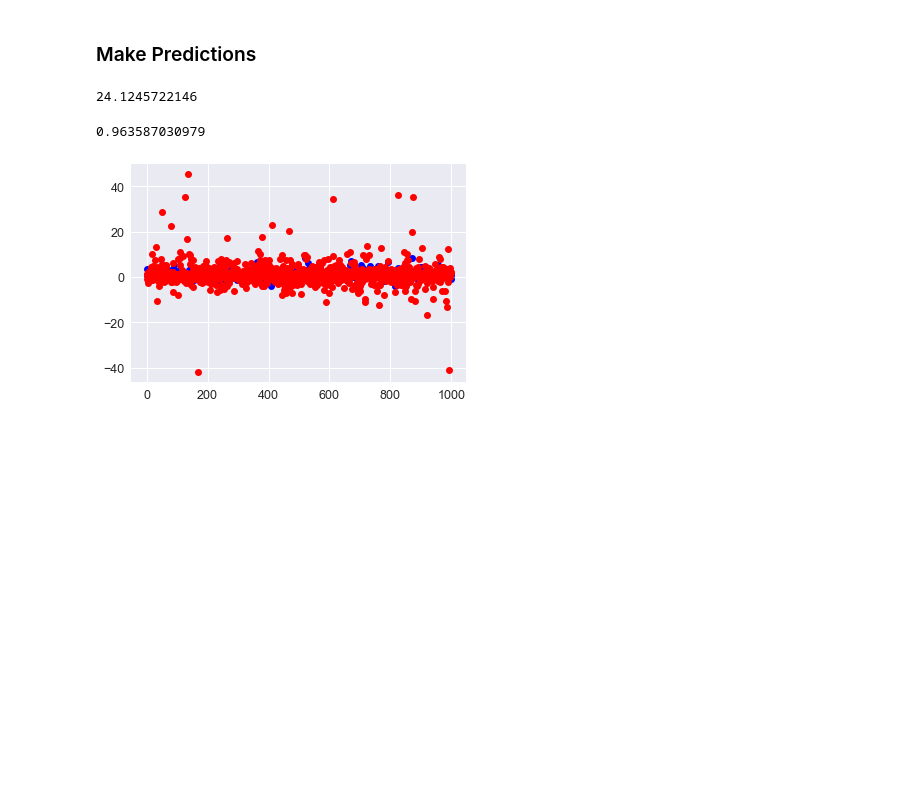
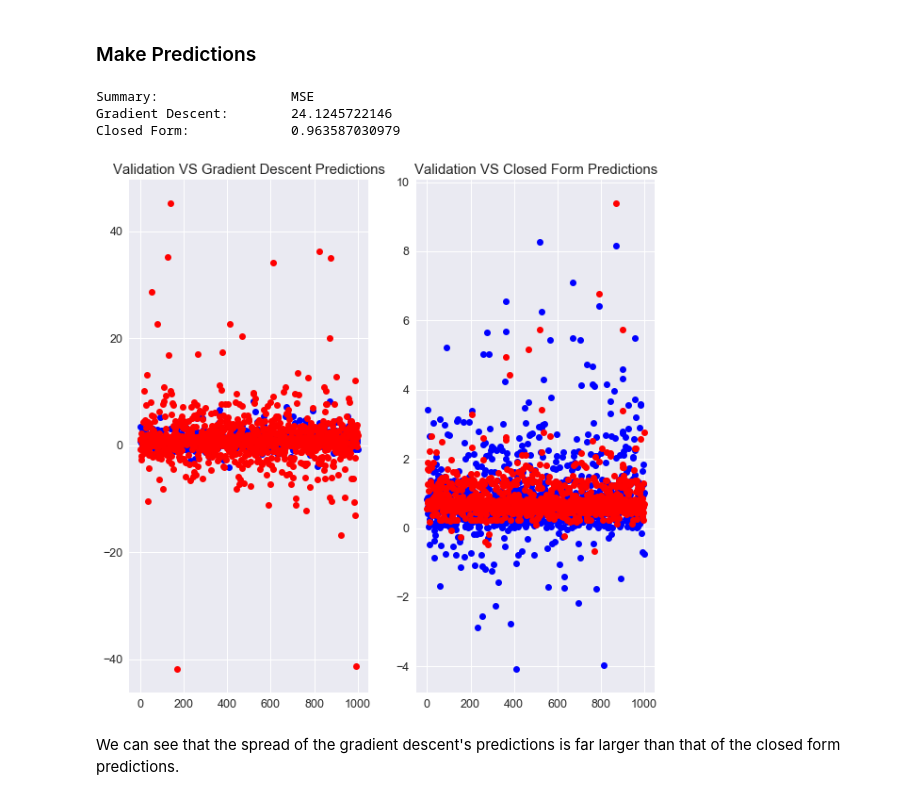
Before and after one commit to mattesko/COMP551-Projects, a Jupyter notebook: miniproject_1/data_exploration.ipynb, the cells around one changed output. Cells and saved outputs as stored; diff of their text form; code cells hidden in the pictures; blank space fills up the shorter version.

Commit message:
Train and test gradient and closed form models seperately; Print mse plots

```diff
--- a/miniproject_1/data_exploration.ipynb
+++ b/miniproject_1/data_exploration.ipynb
@@ -78,6 +77,6 @@ X_train['bias'] = pd.Series(np.ones(X_train.shape[0]), index=X_train.index)
 y_train = X_train['popularity_score']
 X_train.drop(columns=['text', 'popularity_score'], inplace=True)
 # %%
-model.fit_gradient_descent(X_train.values, y_train.values, step_size=0.00001, decay_factor=5, error_threshold=0.0001, debug=True)
+model_gradient_descent = utils.LinearRegressionModel().fit_gradient_descent(X_train.values, y_train.values, step_size=0.00001, decay_factor=5, error_threshold=0.0001, debug=True)
 # %% [output]
 9.99893418421e-05
@@ -108,14 +105,29 @@ y_validation_preds = model.predict(X_validation)
-# %%
-MSE_validation = utils.mse(y_validation, y_validation_preds)
-print(MSE_validation)
-# %% [output]
-24.1245722146
-# %%
-print(utils.mse(y_validation, model_closed_form.predict(X_validation.values)))
-# %% [output]
-0.963587030979
-# %%
-plt.plot(y_validation,"bo", y_validation_preds, 'ro')
-plt.show()
-# %% [output]
-[figure, removed]
+# %%
+y_predictions_gradient = model_gradient_descent.predict(X_validation.values)
+y_predictions_closed = model_closed_form.predict(X_validation.values)
+# %%
+mse_gradient_descent = utils.mse(y_validation, y_predictions_gradient)
+mse_closed_form = utils.mse(y_validation, y_predictions_closed)
+
+print('Summary: \t\t MSE')
+print('Gradient Descent: \t %s' % mse_gradient_descent)
+print('Closed Form: \t\t %s' % mse_closed_form)
+# %% [output]
+Summary:                 MSE
+Gradient Descent:        24.1245722146
+Closed Form:             0.963587030979
+# %%
+plt.figure(figsize=(10,10))
+plt.subplot(121)
+plt.plot(y_validation, "bo", y_predictions_gradient, 'ro')
+plt.title('Validation VS Gradient Descent Predictions')
+
+plt.subplot(122)
+plt.plot(y_validation, "bo", y_predictions_closed, 'ro')
+plt.title('Validation VS Closed Form Predictions')
+
+plt.show()
+# %% [output]
+[figure, added]
+# %% [markdown]
+We can see that the spread of the gradient descent's predictions is far larger than that of the closed form predictions.
```
Also changed, not shown: parts of 6 cells of this notebook.
